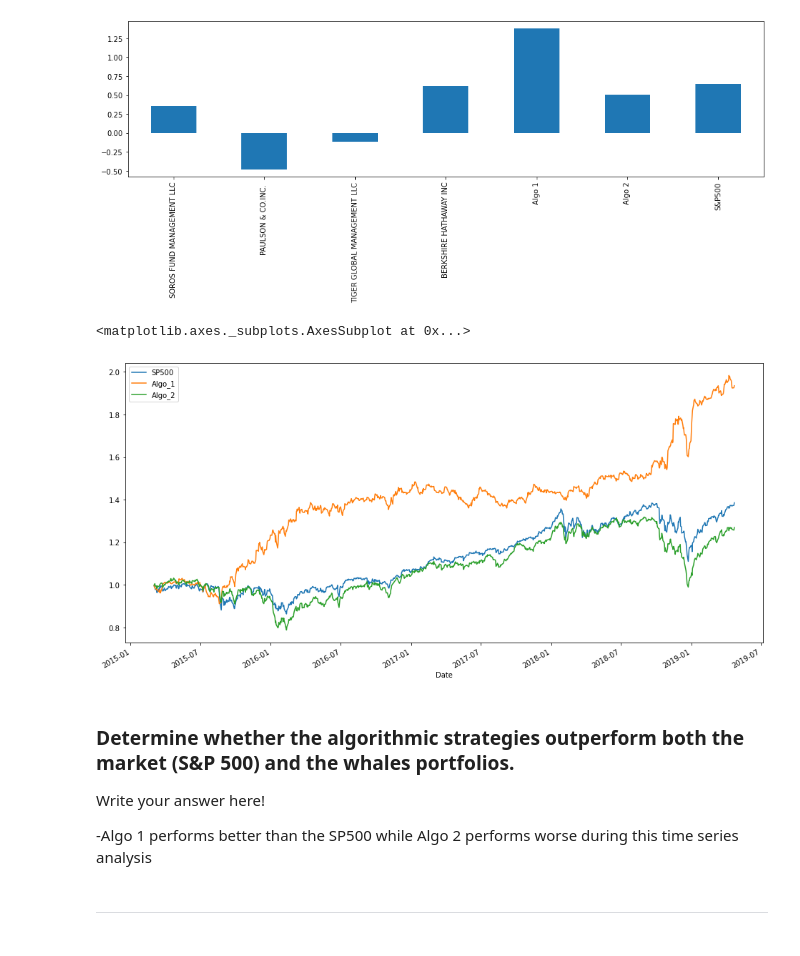
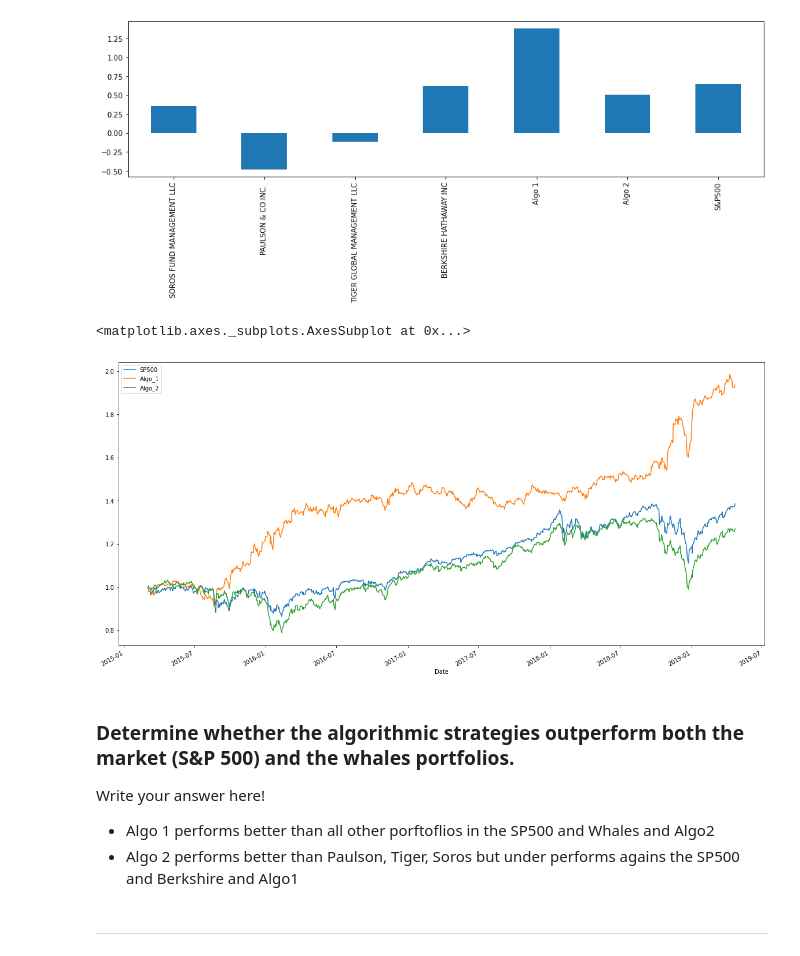
Before and after one commit to jer-radcliffe/A_Whale_Off_the_Port-folio-, a Jupyter notebook: whale_analysis.ipynb, the cells around one changed output. Cells and saved outputs as stored; diff of their text form; code cells hidden in the pictures.

```diff
--- a/whale_analysis.ipynb
+++ b/whale_analysis.ipynb
@@ -408,16 +412,17 @@ sharpe_ratios.plot(kind='bar', figsize=(16,4))
 [figure]
 # %%
 # Plot SP500 vs Algo returns
-cumulative_returns[['SP500','Algo_1','Algo_2']].plot(figsize=(16,8))
+cumulative_returns[['SP500','Algo_1','Algo_2']].plot(figsize=(20,10))
 # %% [output]
 <matplotlib.axes._subplots.AxesSubplot at 0x...>
-[figure, old version]
+[figure, new version]
 # %% [markdown]
 ### Determine whether the algorithmic strategies outperform both the market (S&P 500) and the whales portfolios.
 
 Write your answer here!
 
--Algo 1 performs better than the SP500 while Algo 2 performs worse during this time series analysis
+- Algo 1 performs better than all other porftoflios in the SP500 and Whales and Algo2
+- Algo 2 performs better than Paulson, Tiger, Soros but under performs agains the SP500 and Berkshire and Algo1
 # %% [markdown]
 ---
 # %% [markdown]
```
Also changed, not shown: parts of 15 cells of this notebook.
